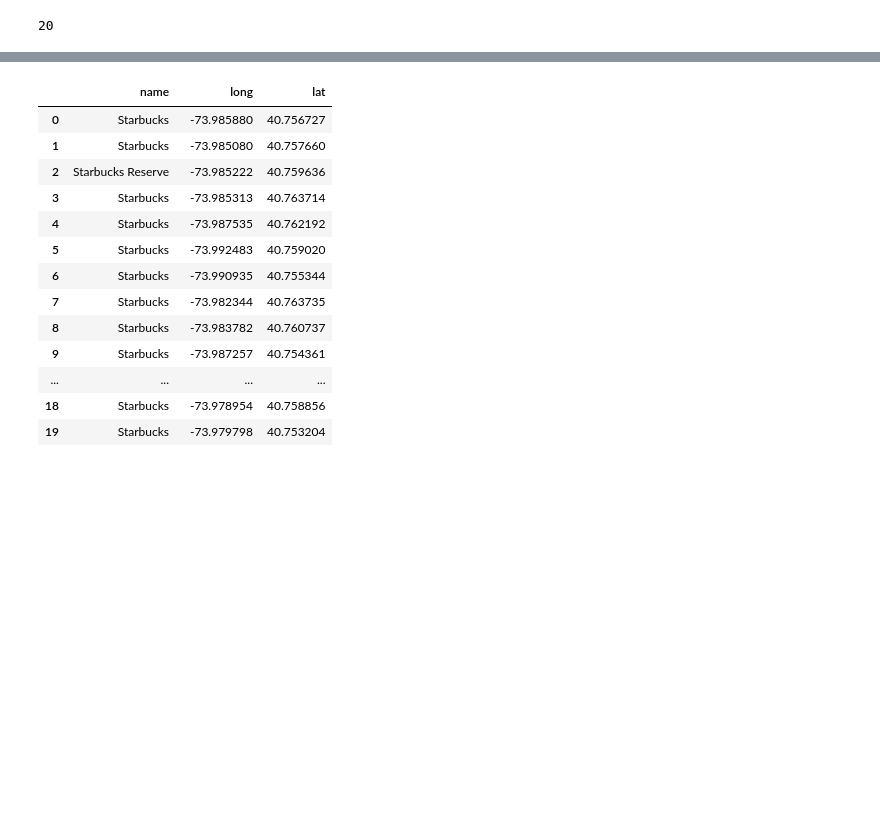
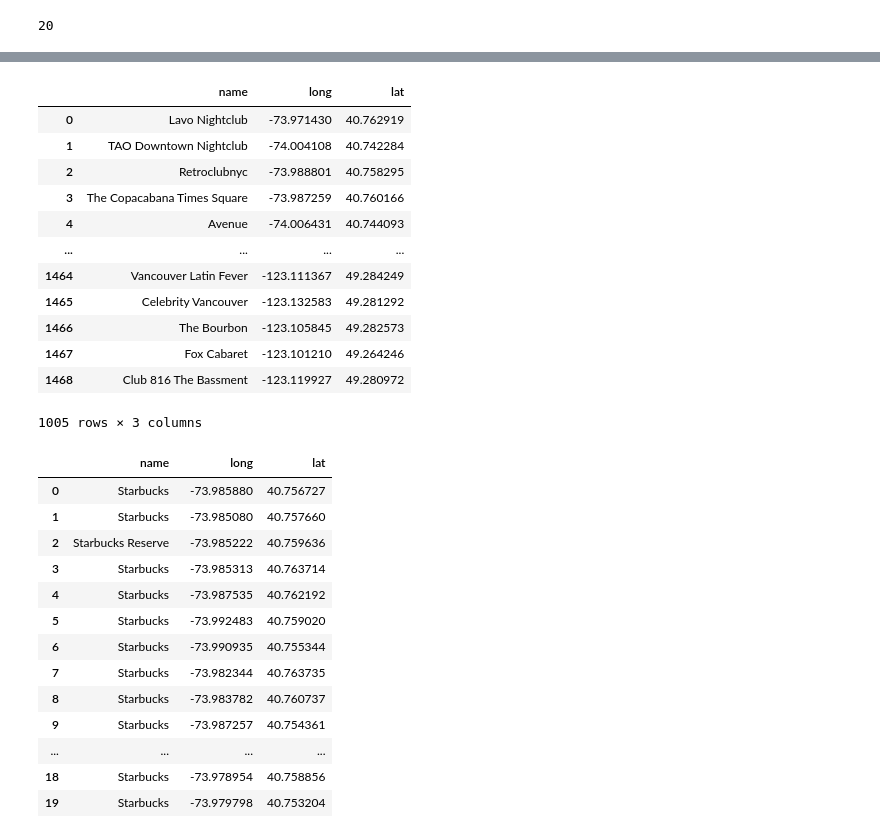
Before and after one commit to Clapiniella/GeoStrat, a Jupyter notebook: src/GooglePlaces API.ipynb, the cells around one changed output, grey strips where cells are left out. Saved outputs shown, nothing was run; the diff lists cells and outputs as text; code cells hidden in the pictures; blank space fills up the shorter version.

```diff
--- a/src/GooglePlaces API.ipynb
+++ b/src/GooglePlaces API.ipynb
@@ -144 +144,18 @@ df_molona
+# %%
+df_molona=df_molona.drop_duplicates()
+df_molona
+# %% [output]
+|  | name | long | lat |
+| 0 | Lavo Nightclub | -73.971430 | 40.762919 |
+| 1 | TAO Downtown Nightclub | -74.004108 | 40.742284 |
+| 2 | Retroclubnyc | -73.988801 | 40.758295 |
+| 3 | The Copacabana Times Square | -73.987259 | 40.760166 |
+| 4 | Avenue | -74.006431 | 40.744093 |
+| ... | ... | ... | ... |
+| 1464 | Vancouver Latin Fever | -123.111367 | 49.284249 |
+| 1465 | Celebrity Vancouver | -123.132583 | 49.281292 |
+| 1466 | The Bourbon | -123.105845 | 49.282573 |
+| 1467 | Fox Cabaret | -123.101210 | 49.264246 |
+| 1468 | Club 816 The Bassment | -123.119927 | 49.280972 |
+1005 rows × 3 columns
 # %%
```
Also changed, not shown: parts of 6 cells of this notebook, 9 other files.
